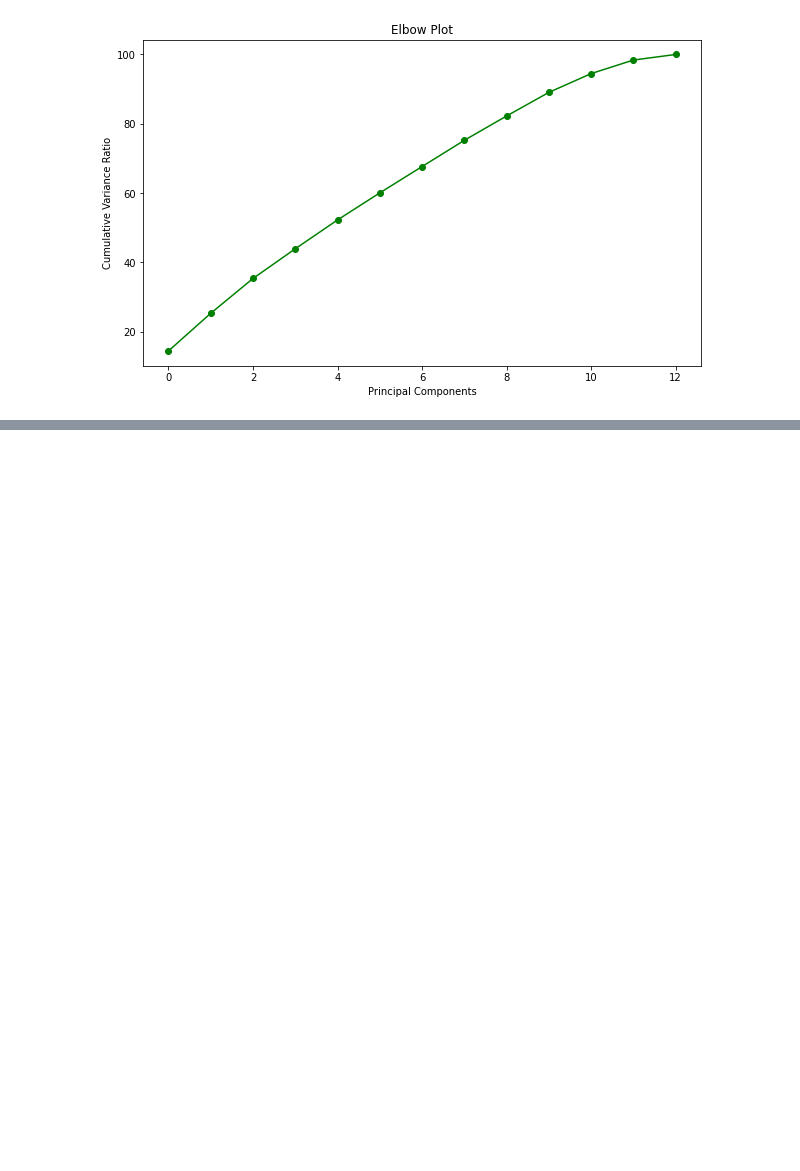
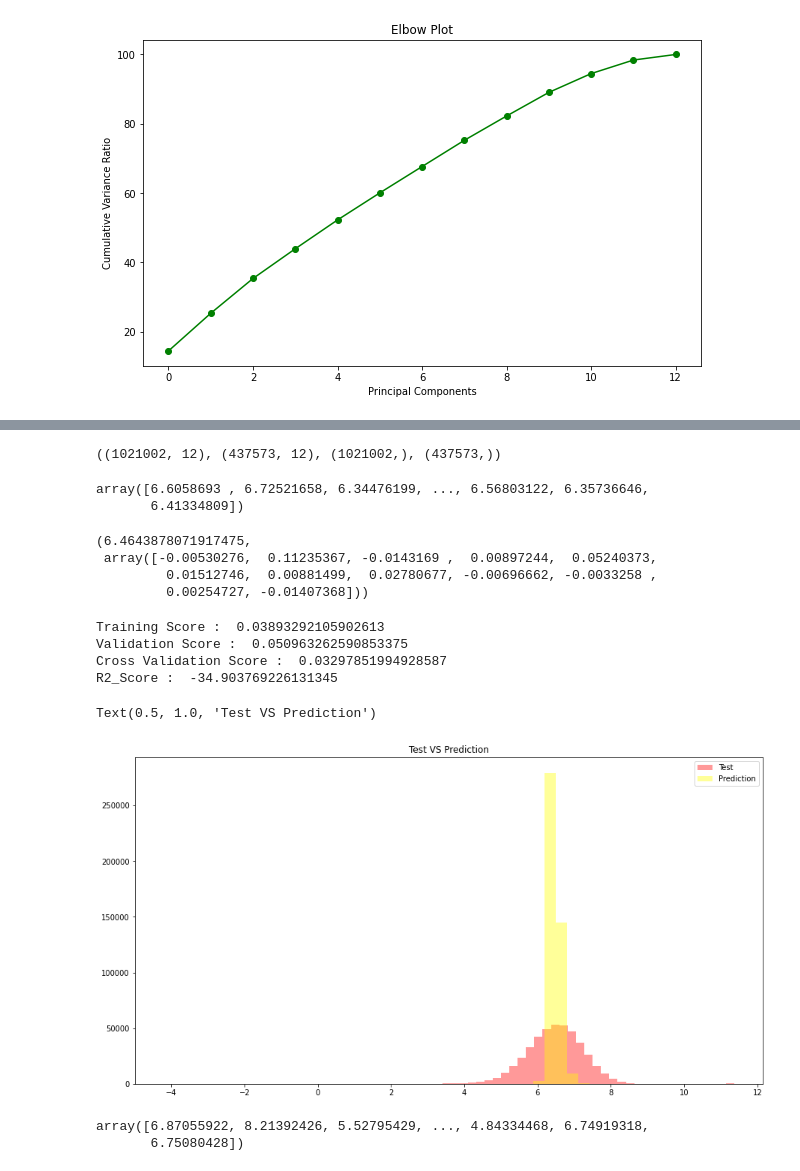
Before and after one commit to Vidhuran-Rajendran/NYC-Taxi-Trip-Time-Prediction, a Jupyter notebook: NYC_Taxi_Trip_Time_Prediction_Capstone_Project.ipynb, the cells around one changed output, grey strips where cells are left out. Drawn from its saved outputs; the diff is of its cells as text; code cells hidden in the pictures; blank space fills up the shorter version.

```diff
--- a/NYC_Taxi_Trip_Time_Prediction_Capstone_Project.ipynb
+++ b/NYC_Taxi_Trip_Time_Prediction_Capstone_Project.ipynb
@@ -480,0 +508,71 @@ Text(0.5, 1.0, 'Elbow Plot')
+# %%
+#importing train test split & some important metrics
+
+from sklearn.model_selection import train_test_split, GridSearchCV, cross_val_score
+from sklearn.metrics import r2_score, mean_squared_log_error , mean_squared_error
+
+X_train, X_test, y_train, y_test = train_test_split(X, y, test_size=0.30, random_state=10)
+X_train.shape, X_test.shape, y_train.shape, y_test.shape
+# %% [output]
+((1021002, 12), (437573, 12), (1021002,), (437573,))
+# %%
+#implementing Linear regression
+
+from sklearn.linear_model import LinearRegression
+
+est_lr = LinearRegression()
+est_lr.fit(X_train, y_train)
+lr_pred = est_lr.predict(X_test)
+lr_pred
+# %% [output]
+array([6.6058693 , 6.72521658, 6.34476199, ..., 6.56803122, 6.35736646,
+       6.41334809])
+# %%
+#coeficients & intercept
+
+est_lr.intercept_, est_lr.coef_
+# %% [output]
+(6.4643878071917475,
+ array([-0.00530276,  0.11235367, -0.0143169 ,  0.00897244,  0.05240373,
+         0.01512746,  0.00881499,  0.02780677, -0.00696662, -0.0033258 ,
+         0.00254727, -0.01407368]))
+# %%
+#examining scores
+
+print ("Training Score : " , est_lr.score(X_train, y_train))
+print ("Validation Score : ", est_lr.score(X_test, y_test))
+print ("Cross Validation Score : " , cross_val_score(est_lr, X_train, y_train, cv=5).mean())
+print ("R2_Score : ", r2_score(lr_pred, y_test))
+
+#print ("RMSLE : ", np.sqrt(mean_squared_log_error(lr_pred, y_test)))
+# %% [output]
+Training Score :  0.03893292105902613
+Validation Score :  0.050963262590853375
+Cross Validation Score :  0.03297851994928587
+R2_Score :  -34.903769226131345
+# %%
+#prediction vs real data
+
+plt.figure(figsize=(15,8))
+plt.subplot(1,1,1)
+sns.distplot(y_test, kde=False, color="red", label="Test")
+
+plt.subplot(1,1,1)
+sns.distplot(lr_pred, kde=False, color="yellow", label="Prediction")
+plt.legend()
+plt.title("Test VS Prediction")
+# %% [output]
+Text(0.5, 1.0, 'Test VS Prediction')
+[figure, added]
+# %%
+#implementation of decision tree
+
+from sklearn.tree import DecisionTreeRegressor
+
+dt = DecisionTreeRegressor(criterion="mse", max_depth=10)
+dt.fit(X_train, y_train)
+dt_pred = dt.predict(X_test)
+dt_pred
+# %% [output]
+array([6.87055922, 8.21392426, 5.52795429, ..., 4.84334468, 6.74919318,
+       6.75080428])
```
Also changed, not shown: parts of 5 cells of this notebook.
